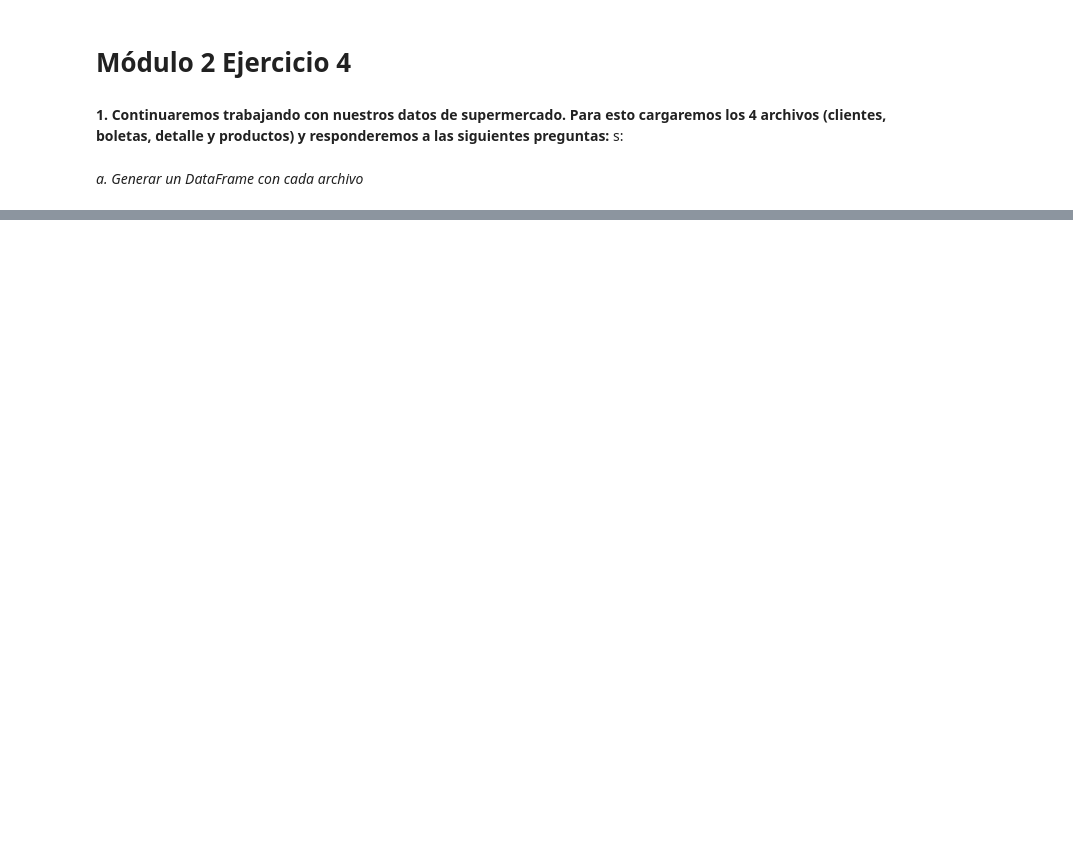
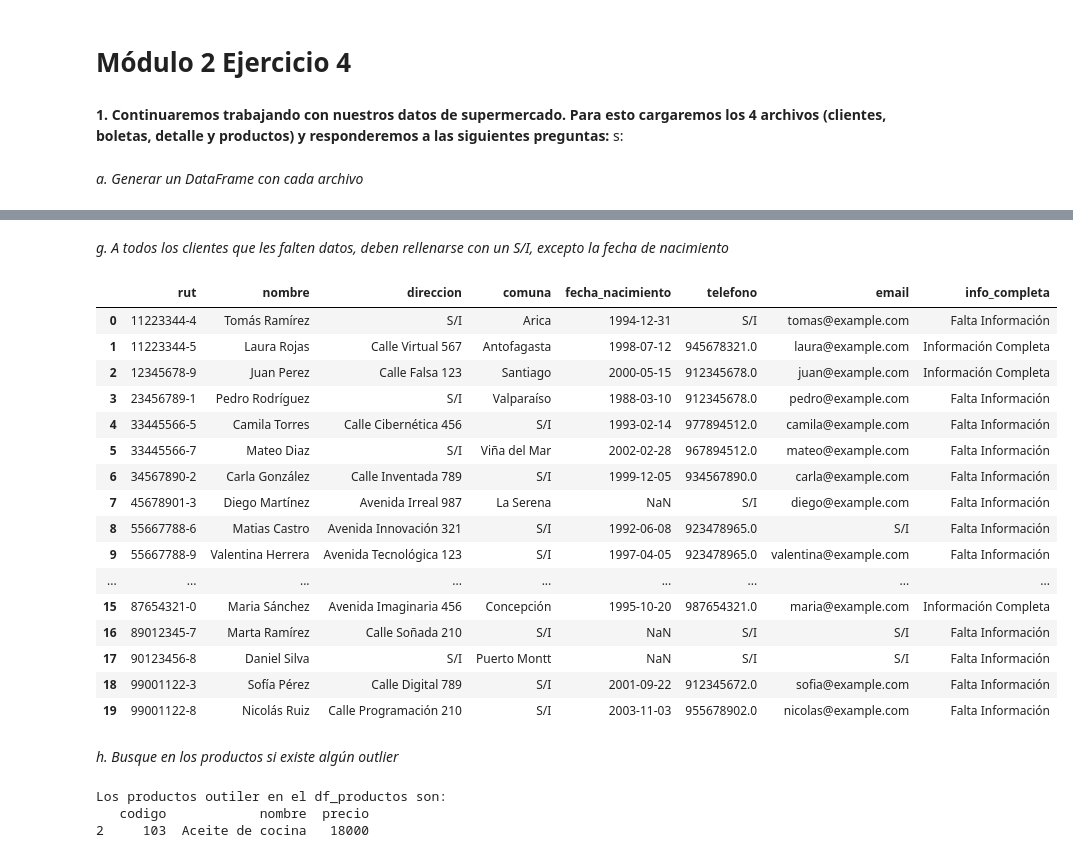
Before and after one commit to fidebravo/Modulo2, a Jupyter notebook: Modulo2_Actividad4.ipynb, the cells around one changed output, grey strips where cells are left out. Drawn from its saved outputs; the diff is of its cells as text; code cells hidden in the pictures; blank space fills up the shorter version.

```diff
--- a/Modulo2_Actividad4.ipynb
+++ b/Modulo2_Actividad4.ipynb
@@ -20,0 +194,50 @@ df_productos = pd.DataFrame(productos)
+# %% [markdown]
+*g. A todos los clientes que les falten datos, deben rellenarse con un S/I, excepto la fecha de nacimiento*
+# %%
+# Creamos una variable que nos permita identificar las columnas que no se deben rellenar con método columns.difference()
+columnas_a_rellenar = df_clientes.columns.difference(['fecha_nacimiento'])
+
+# Usamos el método .fillna() para rellenar el df_clientes reemplazando NaN por 'S/I'"Nueva carpeta"
+df_clientes[columnas_a_rellenar] = df_clientes[columnas_a_rellenar].fillna('S/I')
+
+# Desplegamos el df_clientes actualizado con la nueva información
+df_clientes
+# %% [output]
+|  | rut | nombre | direccion | comuna | fecha_nacimiento | telefono | email | info_completa |
+| 0 | 11223344-4 | Tomás Ramírez | S/I | Arica | 1994-12-31 | S/I | tomas@example.com | Falta Información |
+| 1 | 11223344-5 | Laura Rojas | Calle Virtual 567 | Antofagasta | 1998-07-12 | 945678321.0 | laura@example.com | Información Completa |
+| 2 | 12345678-9 | Juan Perez | Calle Falsa 123 | Santiago | 2000-05-15 | 912345678.0 | juan@example.com | Información Completa |
+| 3 | 23456789-1 | Pedro Rodríguez | S/I | Valparaíso | 1988-03-10 | 912345678.0 | pedro@example.com | Falta Información |
+| 4 | 33445566-5 | Camila Torres | Calle Cibernética 456 | S/I | 1993-02-14 | 977894512.0 | camila@example.com | Falta Información |
+| 5 | 33445566-7 | Mateo Diaz | S/I | Viña del Mar | 2002-02-28 | 967894512.0 | mateo@example.com | Falta Información |
+| 6 | 34567890-2 | Carla González | Calle Inventada 789 | S/I | 1999-12-05 | 934567890.0 | carla@example.com | Falta Información |
+| 7 | 45678901-3 | Diego Martínez | Avenida Irreal 987 | La Serena | NaN | S/I | diego@example.com | Falta Información |
+| 8 | 55667788-6 | Matias Castro | Avenida Innovación 321 | S/I | 1992-06-08 | 923478965.0 | S/I | Falta Información |
+| 9 | 55667788-9 | Valentina Herrera | Avenida Tecnológica 123 | S/I | 1997-04-05 | 923478965.0 | valentina@example.com | Falta Información |
+| ... | ... | ... | ... | ... | ... | ... | ... | ... |
+| 15 | 87654321-0 | Maria Sánchez | Avenida Imaginaria 456 | Concepción | 1995-10-20 | 987654321.0 | maria@example.com | Información Completa |
+| 16 | 89012345-7 | Marta Ramírez | Calle Soñada 210 | S/I | NaN | S/I | S/I | Falta Información |
+| 17 | 90123456-8 | Daniel Silva | S/I | Puerto Montt | NaN | S/I | S/I | Falta Información |
+| 18 | 99001122-3 | Sofía Pérez | Calle Digital 789 | S/I | 2001-09-22 | 912345672.0 | sofia@example.com | Falta Información |
+| 19 | 99001122-8 | Nicolás Ruiz | Calle Programación 210 | S/I | 2003-11-03 | 955678902.0 | nicolas@example.com | Falta Información |
+# %% [markdown]
+*h. Busque en los productos si existe algún outlier*
+# %%
+# Calculamos el rango intercuartil (IQR) para la columna de precios
+Q1 = df_productos['precio'].quantile(0.25)
+Q3 = df_productos['precio'].quantile(0.75)
+IQR = Q3 - Q1
+
+# Definimos los límites inferior y superior basados en el IQR
+limite_inferior = Q1 - 1.5 * IQR
+limite_superior = Q3 + 1.5 * IQR
+
+# Filtra y segrega los productos outliers del DataFrame
+productos_outliers = df_productos[(df_productos['precio'] < limite_inferior) | (df_productos['precio'] > limite_superior)]
+
+print('Los productos outlier en el df_productos son:')
+print(productos_outliers)
+# %% [output]
+Los productos outiler en el df_productos son:
+   codigo            nombre  precio
+2     103  Aceite de cocina   18000
```
Also changed, not shown: parts of 14 cells of this notebook.
